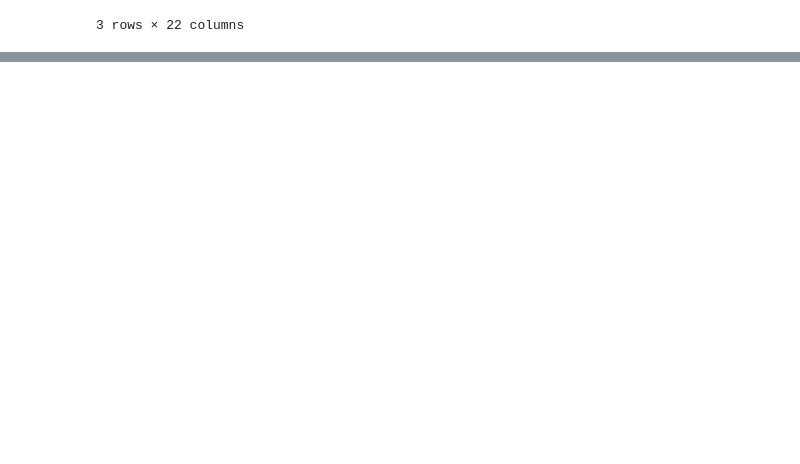
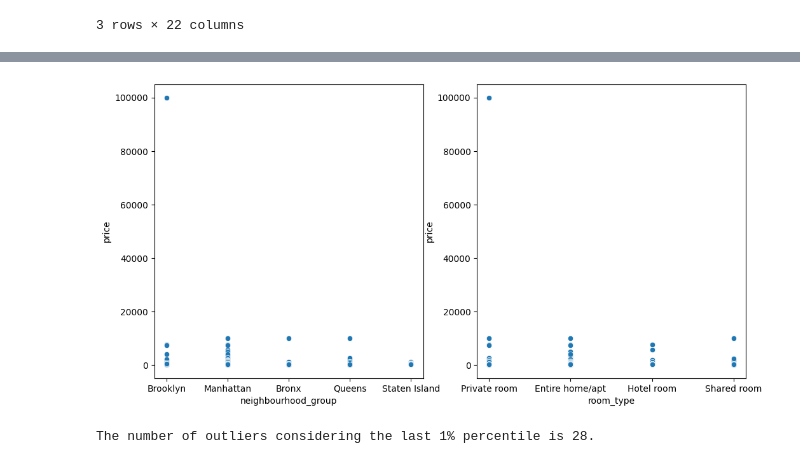
Before and after one commit to mercedesf17/airbnb_analysis, a Jupyter notebook: jupyter_notebooks/analysis.ipynb, the cells around one changed output, grey strips where cells are left out. Drawn from its saved outputs; the diff is of its cells as text; code cells hidden in the pictures; blank space fills up the shorter version.

Commit message:
Exploratory analysis, cleaning, encoding and first linear regression trials

```diff
--- a/jupyter_notebooks/analysis.ipynb
+++ b/jupyter_notebooks/analysis.ipynb
@@ -15,0 +25,12 @@ df.head(3)
+# %%
+# Now I will start some data cleaning
+
+# First, checking how many rows have "No Rating"
+rows_no_rating = len(df[df['rating'] == 'No rating'])
+print(f'The number of rows with no rating is {rows_no_rating}.')
+
+# Second, dropping those rows and check the rows of the updates dataframe
+
+df.drop(df[(df['rating']== 'No rating')].index,inplace = True)
+new_len = len(df)
+print(f'After dropping the rows with no rating, the dataframe has {new_len} rows.')
@@ -15,0 +75,23 @@ df.head(3)
+# %%
+# The scatterplot clearly shows an outlier in the higher end
+fig, axes = plt.subplots(1,2,figsize=(12, 6))
+
+sns.scatterplot(data=df, x='neighbourhood_group', y='price',ax=axes[0])
+sns.scatterplot(data=df, x='room_type', y='price',ax=axes[1])
+
+plt.show()
+# %% [output]
+[figure, added]
+# %%
+# Calculating the first and third quartiles and flagging the data points
+# that fall significantly beyond this range as outliers
+
+Q1 = df['price'].quantile(0)
+Q3 = df['price'].quantile(0.99)
+IQR = Q3 - Q1
+
+threshold = 1.5
+outliers = df[(df['price'] < Q1 - threshold * IQR) | (df['price'] > Q3 + threshold * IQR)]
+print(f'The number of outliers considering the last 1% percentile is {len(outliers)}.')
+# %% [output]
+The number of outliers considering the last 1% percentile is 28.
```
Also changed, not shown: parts of 19 cells of this notebook.
